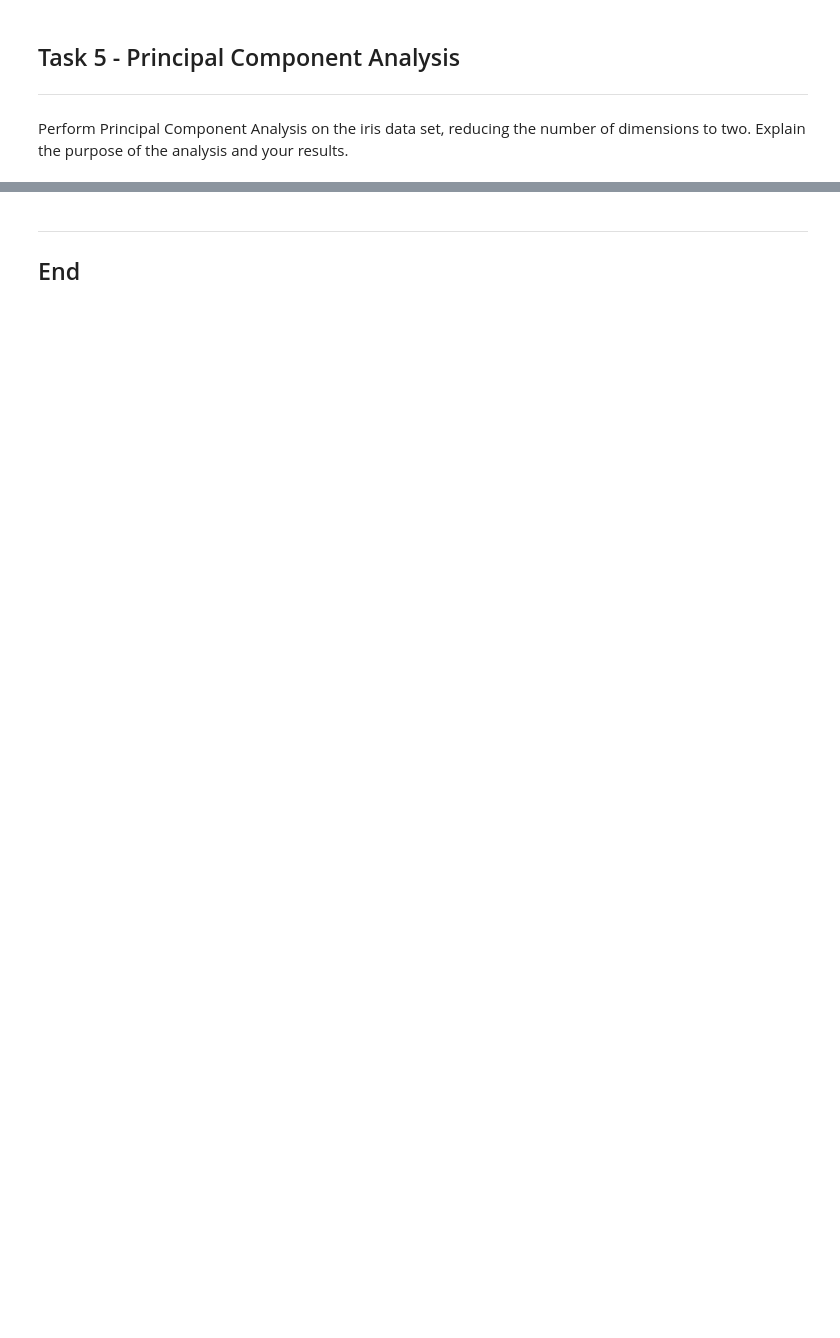
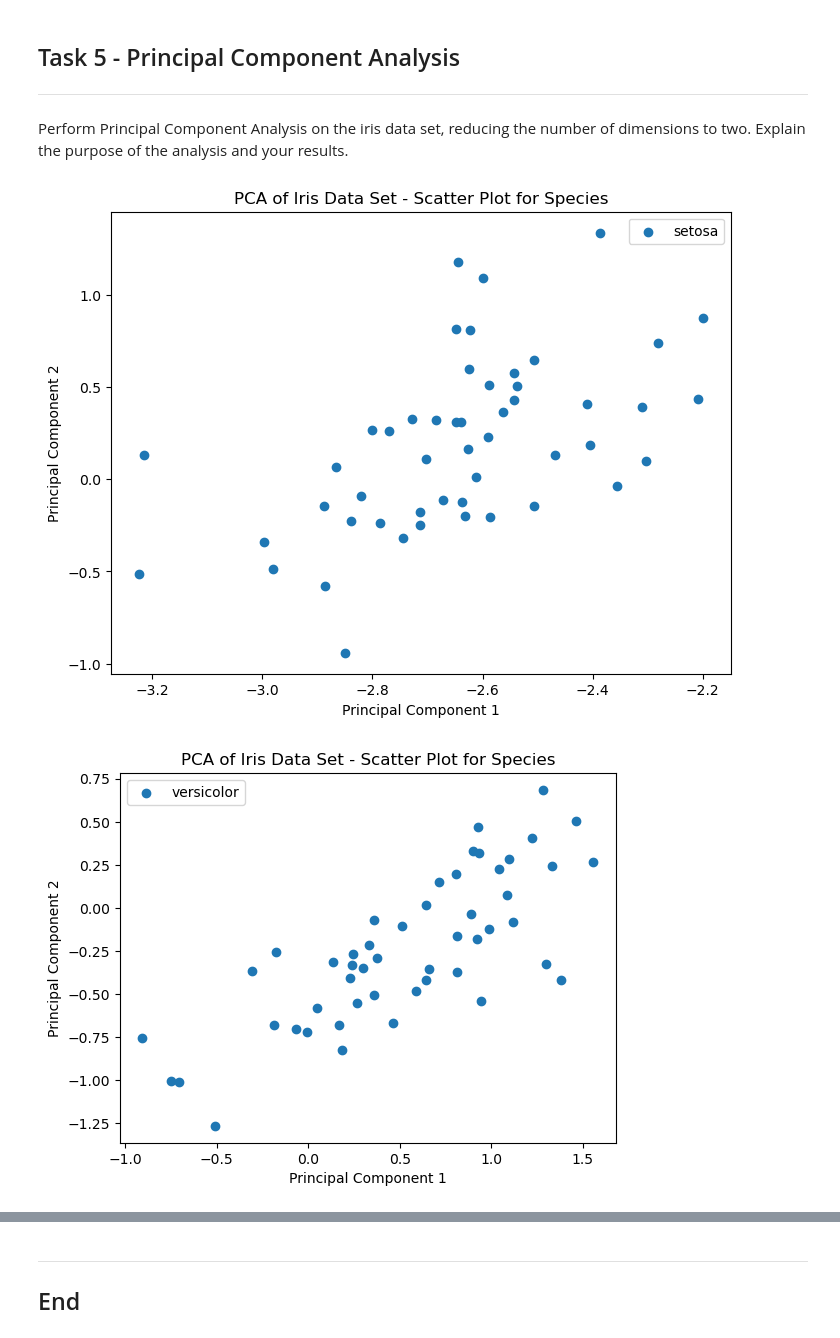
Before and after one commit to SaydsC/Machine-Learning-and-Statistics-Project_2023, a Jupyter notebook: tasks.ipynb, the cells around one changed output, grey strips where cells are left out. Drawn from its saved outputs; the diff is of its cells as text; code cells hidden in the pictures; blank space fills up the shorter version.

```diff
--- a/tasks.ipynb
+++ b/tasks.ipynb
@@ -739,3 +742,29 @@ array([0.96666667, 0.96666667, 0.96666667, 0.93333333, 1.        ])
 
 Perform Principal Component Analysis on the iris data set, reducing the number of dimensions to two.
 Explain the purpose of the analysis and your results.
+# %%
+from sklearn import datasets
+from sklearn.decomposition import PCA
+import matplotlib.pyplot as plt
+
+#Load the data set using sklearn instead of seaborn as in previous question
+iris=datasets.load_iris()
+X=iris.data
+y=iris.target
+
+#Perform PCA to reduce the number of dimensions
+pca=PCA(n_components=2) #specifying 2 as per the question
+X_pca=pca.fit_transform(X)
+# %%
+#Visualise the reduced data set
+plt.figure(figsize=(8,6))
+for i, target_name in enumerate(iris.target_names):
+    plt.scatter(X_pca[y == i, 0], X_pca[y == i, 1], label=target_name)
+    plt.xlabel('Principal Component 1')
+    plt.ylabel('Principal Component 2')
+    plt.title('PCA of Iris Data Set - Scatter Plot for Species')
+    plt.legend()
+    plt.show()
+# %% [output]
+[figure, added]
+[figure, added]
```
Also changed, not shown: parts of 5 cells of this notebook.
